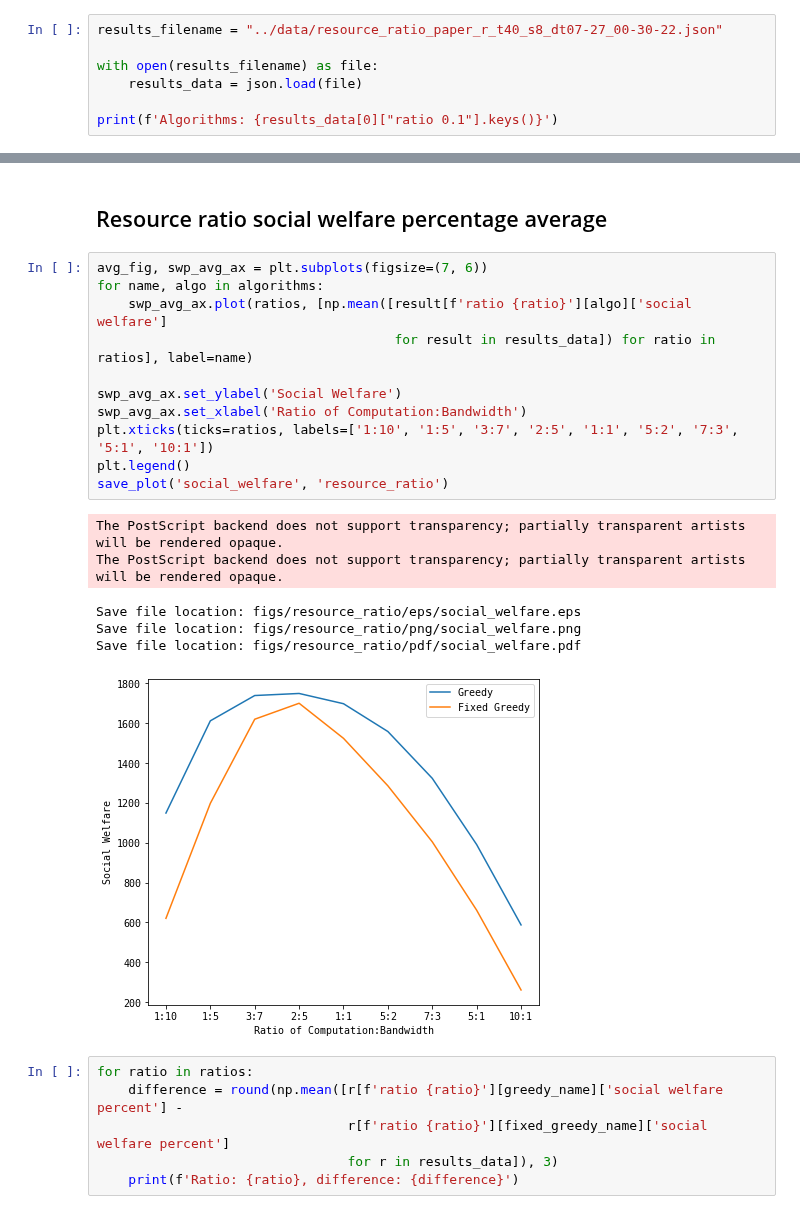
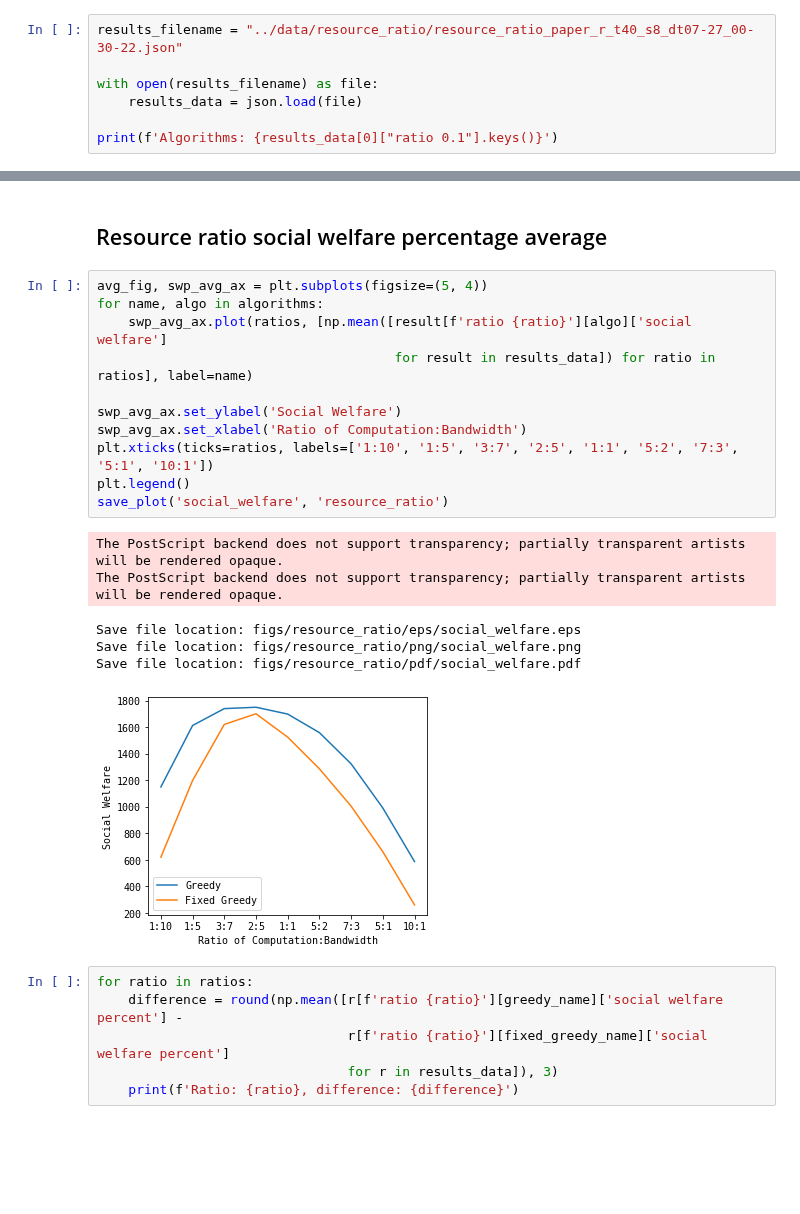
Before and after one commit to pseudo-rnd-thoughts/Elastic-Resource-Allocation, a Jupyter notebook: analysis/resource_ratio.ipynb, the cells around one changed output, grey strips where cells are left out. Cells and saved outputs as stored; diff of their text form; blank space fills up the shorter version.

```diff
--- a/analysis/resource_ratio.ipynb
+++ b/analysis/resource_ratio.ipynb
@@ -22,7 +22,7 @@ from src.extra.io import save_plot
 matplotlib.rcParams['font.family'] = "monospace"
 %matplotlib inline
 # %%
-results_filename = "../data/resource_ratio_paper_r_t40_s8_dt07-27_00-30-22.json"
+results_filename = "../data/resource_ratio/resource_ratio_paper_r_t40_s8_dt07-27_00-30-22.json"
 
 with open(results_filename) as file:
     results_data = json.load(file)
@@ -82,23 +82,23 @@ Save file location: figs/resource_ratio/pdf/server_resource_usage.pdf
 # %% [markdown]
 ## Resource ratio social welfare percentage average
 # %%
-avg_fig, swp_avg_ax = plt.subplots(figsize=(7, 6))
+avg_fig, swp_avg_ax = plt.subplots(figsize=(5, 4))
 for name, algo in algorithms:
     swp_avg_ax.plot(ratios, [np.mean([result[f'ratio {ratio}'][algo]['social welfare']
                                       for result in results_data]) for ratio in ratios], label=name)
 
 swp_avg_ax.set_ylabel('Social Welfare')
 swp_avg_ax.set_xlabel('Ratio of Computation:Bandwidth')
 plt.xticks(ticks=ratios, labels=['1:10', '1:5', '3:7', '2:5', '1:1', '5:2', '7:3', '5:1', '10:1'])
 plt.legend()
 save_plot('social_welfare', 'resource_ratio')
 # %% [output]
 The PostScript backend does not support transparency; partially transparent artists will be rendered opaque.
 The PostScript backend does not support transparency; partially transparent artists will be rendered opaque.
 Save file location: figs/resource_ratio/eps/social_welfare.eps
 Save file location: figs/resource_ratio/png/social_welfare.png
 Save file location: figs/resource_ratio/pdf/social_welfare.pdf
-[figure, old version]
+[figure, new version]
 # %%
 for ratio in ratios:
     difference = round(np.mean([r[f'ratio {ratio}'][greedy_name]['social welfare percent'] -
```
Also changed, not shown: 3 other files.
